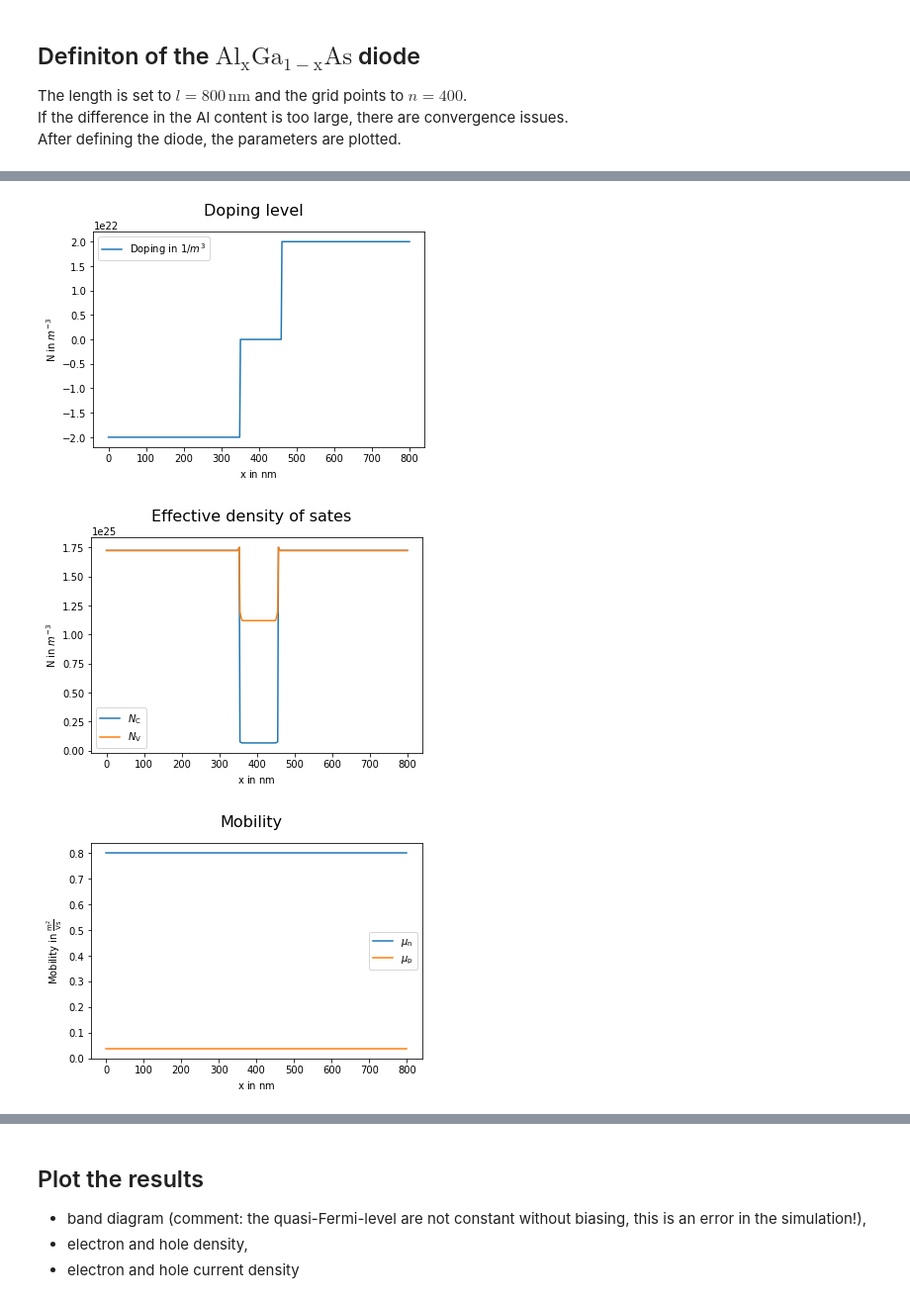
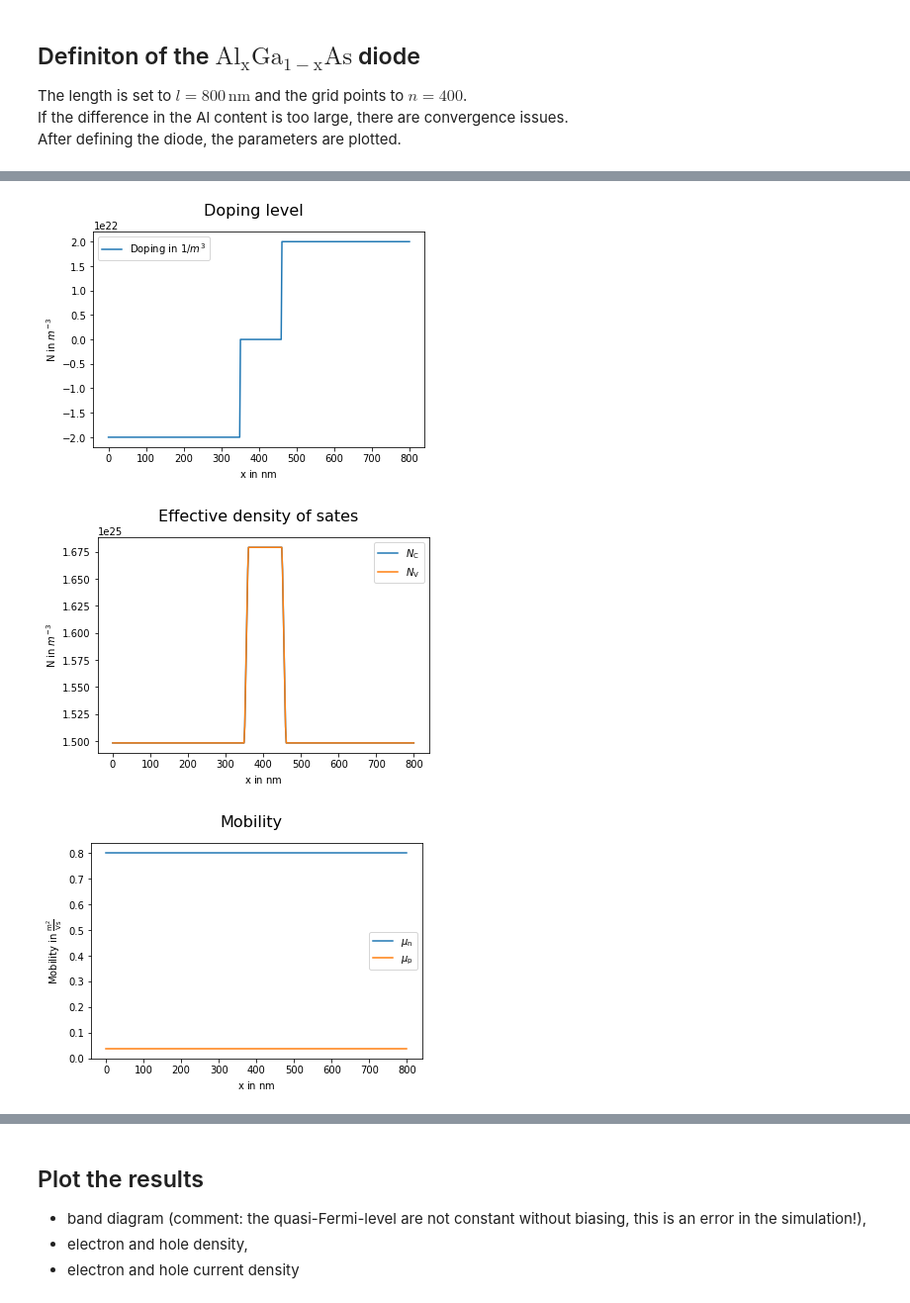
Before and after one commit to pabele/synumses, a Jupyter notebook: examples/jupyter/02_GaAs_LED/01_AlGaAs_LED.ipynb, the cells around one changed output, grey strips where cells are left out. Shown: that part at 99% size. Saved outputs shown, nothing was run; the diff lists cells and outputs as text; code cells hidden in the pictures.

```diff
--- a/examples/jupyter/02_GaAs_LED/01_AlGaAs_LED.ipynb
+++ b/examples/jupyter/02_GaAs_LED/01_AlGaAs_LED.ipynb
@@ -195,10 +195,16 @@ parameters.init_geometry()
 
 parameters.init_parameters()
 
+# The following combinations work:
+# 0.75 / 0.30
+# 0.35 / 0.0
+# 1.0 / 0.60
+# There is an issue for transistions at Al=0.4!
+
 # Al content outside the quantum well
-Al1 = .50
+Al1 = 1.0 #.75
 # Al content in the quantum well
-Al2 = .30
+Al2 = .40 #.30
 
 #Doping outside the quantum well
 
@@ -354,3 +360,3 @@ plt.show()
 [figure]
-[figure, old version]
+[figure, new version]
 [figure]
```
Also changed, not shown: parts of 6 cells of this notebook, 6 other files.
